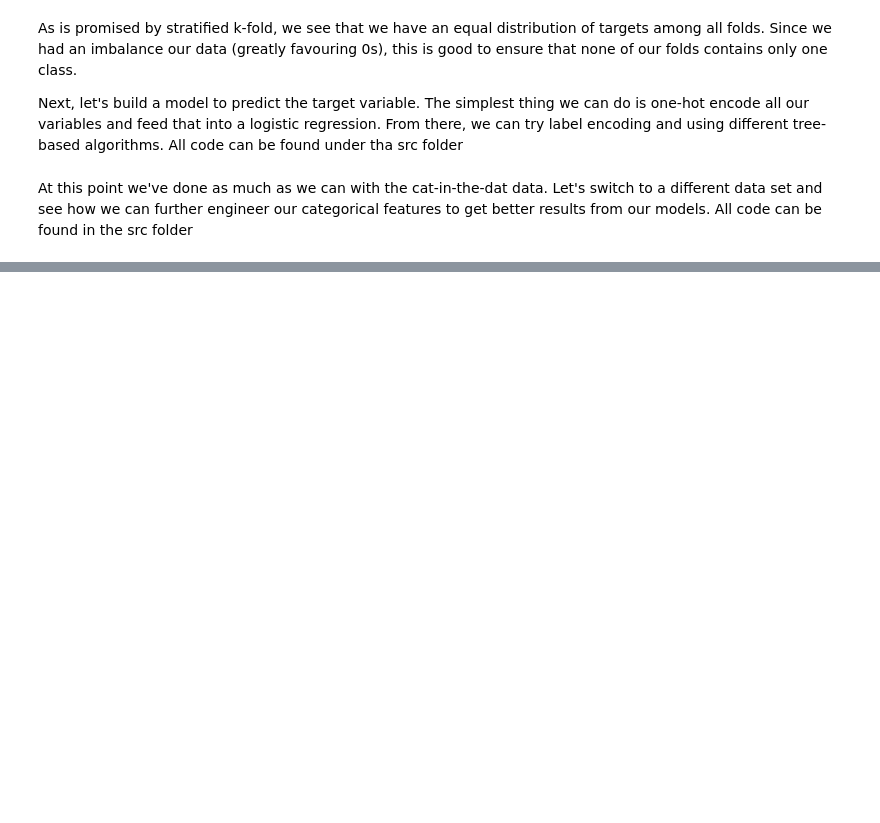
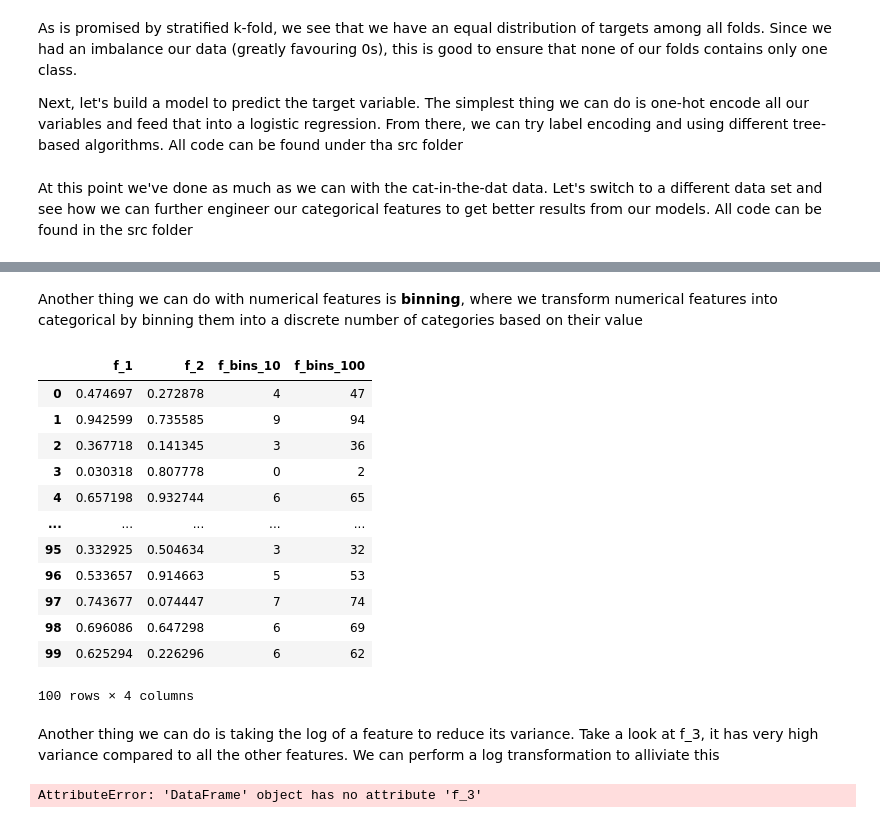
Before and after one commit to AliKhanafer7/approachingalmost, a Jupyter notebook: AAAMLP.ipynb, the cells around one changed output, grey strips where cells are left out. Drawn from its saved outputs; the diff is of its cells as text; code cells hidden in the pictures; blank space fills up the shorter version.

```diff
--- a/AAAMLP.ipynb
+++ b/AAAMLP.ipynb
@@ -1591,0 +1719,35 @@ At this point we've done as much as we can with the cat-in-the-dat data. Let's s
+# %% [markdown]
+Another thing we can do with numerical features is **binning**, where we transform numerical features into categorical by binning them into a discrete number of categories based on their value
+# %%
+# create bins of the numerical columns
+
+# 10 bins
+df['f_bins_10'] = pd.cut(df['f_1'], bins=10, labels=False)
+
+# 100 bins
+df['f_bins_100'] = pd.cut(df['f_1'], bins=100, labels=False)
+
+df
+# %% [output]
+|  | f_1 | f_2 | f_bins_10 | f_bins_100 |
+| 0 | 0.474697 | 0.272878 | 4 | 47 |
+| 1 | 0.942599 | 0.735585 | 9 | 94 |
+| 2 | 0.367718 | 0.141345 | 3 | 36 |
+| 3 | 0.030318 | 0.807778 | 0 | 2 |
+| 4 | 0.657198 | 0.932744 | 6 | 65 |
+| ... | ... | ... | ... | ... |
+| 95 | 0.332925 | 0.504634 | 3 | 32 |
+| 96 | 0.533657 | 0.914663 | 5 | 53 |
+| 97 | 0.743677 | 0.074447 | 7 | 74 |
+| 98 | 0.696086 | 0.647298 | 6 | 69 |
+| 99 | 0.625294 | 0.226296 | 6 | 62 |
+100 rows × 4 columns
+# %% [markdown]
+Another thing we can do is taking the log of a feature to reduce its variance. Take a look at f_3, it has very high variance compared to all the other features. We can perform a log transformation to alliviate this
+# %%
+# Check the diff in variance before and after the log transformation
+df.f_3.var()
+
+df.f_3.apply(lambda x: np.log(1+x)).var()
+# %% [output]
+AttributeError: 'DataFrame' object has no attribute 'f_3'
```
Also changed, not shown: parts of 21 cells of this notebook.
